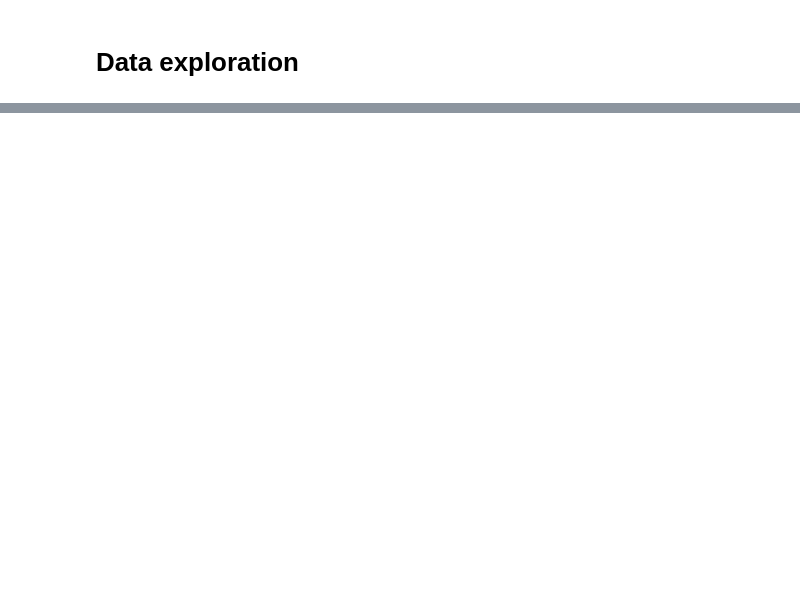
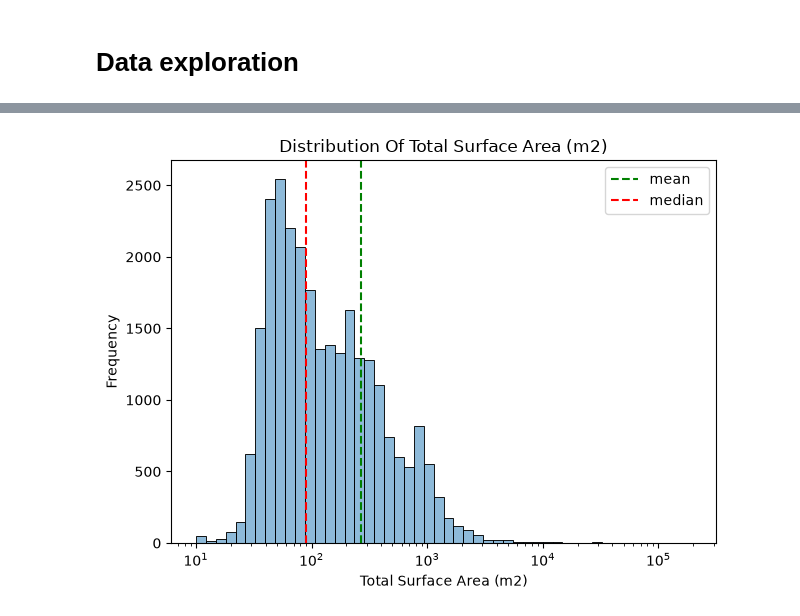
Before and after one commit to G-Gakii/buenos-aires-housing-price-prediction, a Jupyter notebook: notebooks/02_data_exploration.ipynb, the cells around one changed output, grey strips where cells are left out. Saved outputs shown, nothing was run; the diff lists cells and outputs as text; code cells hidden in the pictures; blank space fills up the shorter version.

```diff
--- a/notebooks/02_data_exploration.ipynb
+++ b/notebooks/02_data_exploration.ipynb
@@ -36,0 +135,16 @@ data_df[data_df["price"]==0]
+# %%
+# visualization of of total surface area distribution
+mean=data_df["surface_total_in_m2"].dropna().mean()
+median=data_df["surface_total_in_m2"].dropna().median()
+fig,ax=plt.subplots()
+sns.histplot(data_df["surface_total_in_m2"].dropna(),bins=50,kde=True,log_scale=True)
+ax.axvline(mean,color="green",label="mean",linestyle="--")
+ax.axvline(median,color="red",label="median",linestyle="--")
+ax.set_xlabel("Total Surface Area (m2)")
+ax.set_ylabel("Frequency")
+ax.set_title("Distribution Of Total Surface Area (m2)")
+ax.legend()
+plt.tight_layout()
+plt.show()
+# %% [output]
+[figure, added]
```
Also changed, not shown: parts of 36 cells of this notebook.
